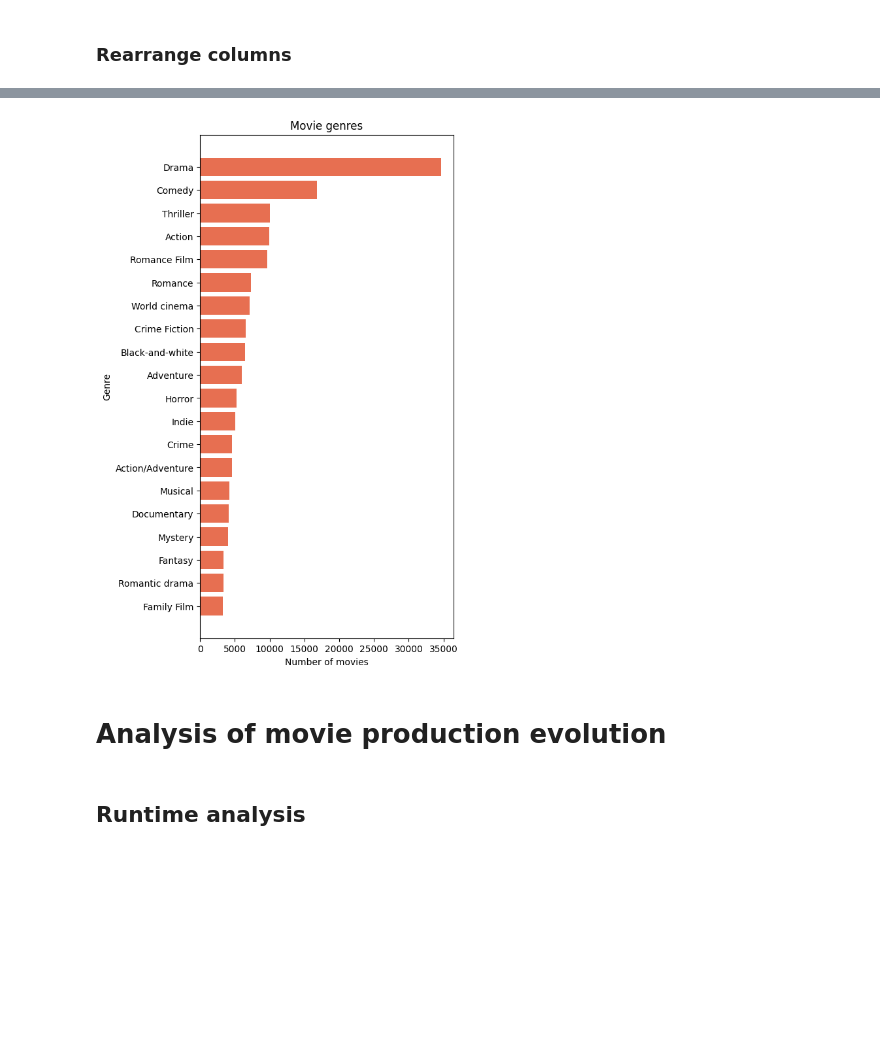
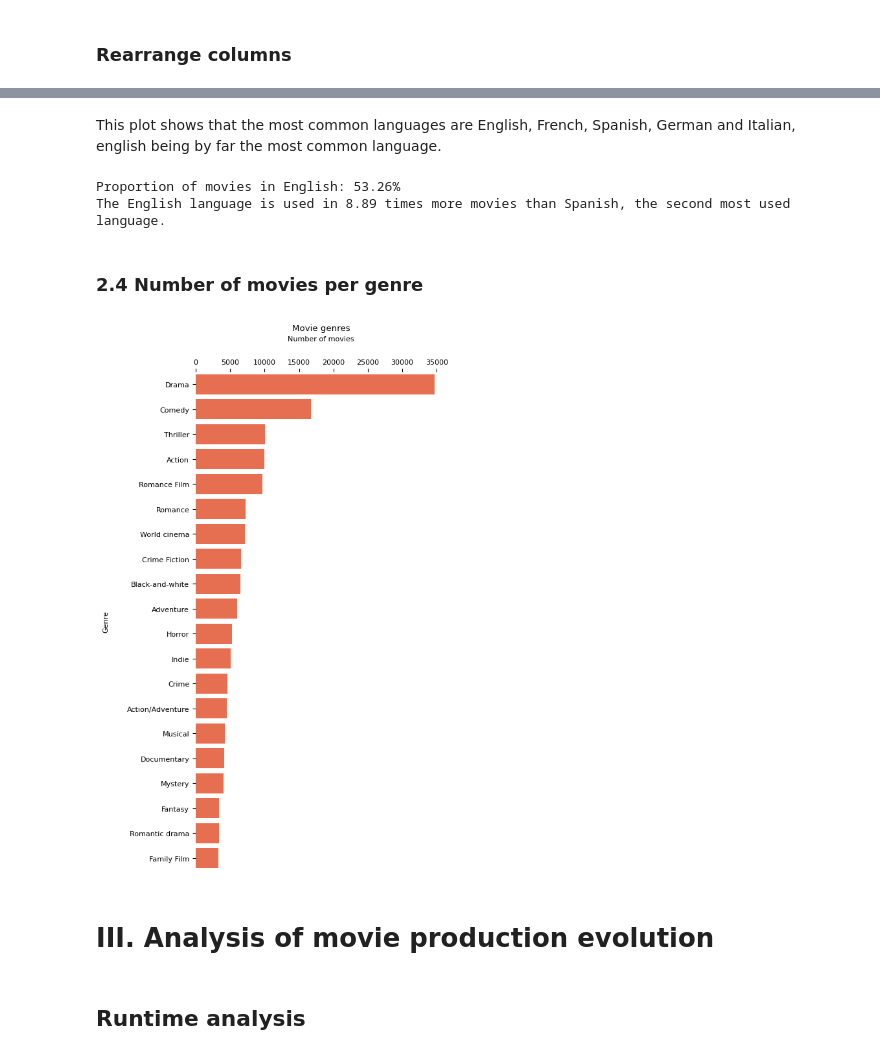
Before and after one commit to epfl-ada/ada-2022-project-r4d4r, a Jupyter notebook: BigNotebook.ipynb, the cells around one changed output, grey strips where cells are left out. Cells and saved outputs as stored; diff of their text form; code cells hidden in the pictures; blank space fills up the shorter version.

```diff
--- a/BigNotebook.ipynb
+++ b/BigNotebook.ipynb
@@ -399,15 +455,38 @@ plt.show()
+# %% [markdown]
+This plot shows that the most common languages are English, French, Spanish, German and Italian, english being by far the most common language.
+# %%
+prop_english_movies_global = language_data["English"] / language_data.sum()
+prop_english_movies_second = language_data["English"] / language_data["Spanish"]
+
+print("Proportion of movies in English: {:.2f}%".format(prop_english_movies_global * 100))
+print("The English language is used in {:.2f} times more movies than Spanish, the second most used language.".format(prop_english_movies_second))
+# %% [output]
+Proportion of movies in English: 53.26%
+The English language is used in 8.89 times more movies than Spanish, the second most used language.
+# %% [markdown]
+### 2.4 Number of movies per genre
 # %%
 genre_data = MOVIE_DATA["genres"].explode().value_counts()[:20].sort_values(ascending=True)
+
 fig, ax = plt.subplots(figsize=(5,10))
 ax.barh(genre_data.index, np.array(genre_data.values), color="#e76f51")
 ax.set_ylabel("Genre")
 ax.set_xlabel("Number of movies")
-ax.set_title("Movie genres")
+ax.set_title("Movie genres", y = -0.02)
+plt.ylim([-0.5, genre_data.size-0.5])
+ax.spines['top'].set_visible(False)
+ax.spines['right'].set_visible(False)
+ax.spines['bottom'].set_visible(False)
+ax.spines['left'].set_visible(False)
+ax.xaxis.labelpad = 20
+ax.yaxis.labelpad = 20
+ax.xaxis.tick_top()
+ax.xaxis.set_label_position('top')
 plt.show()
 # %% [output]
-[figure, old version]
+[figure, new version]
 # %% [markdown]
-# Analysis of movie production evolution
+# III. Analysis of movie production evolution
 # %% [markdown]
 ## Runtime analysis
 # %%
```
Also changed, not shown: parts of 24 cells of this notebook, 1 other file.
